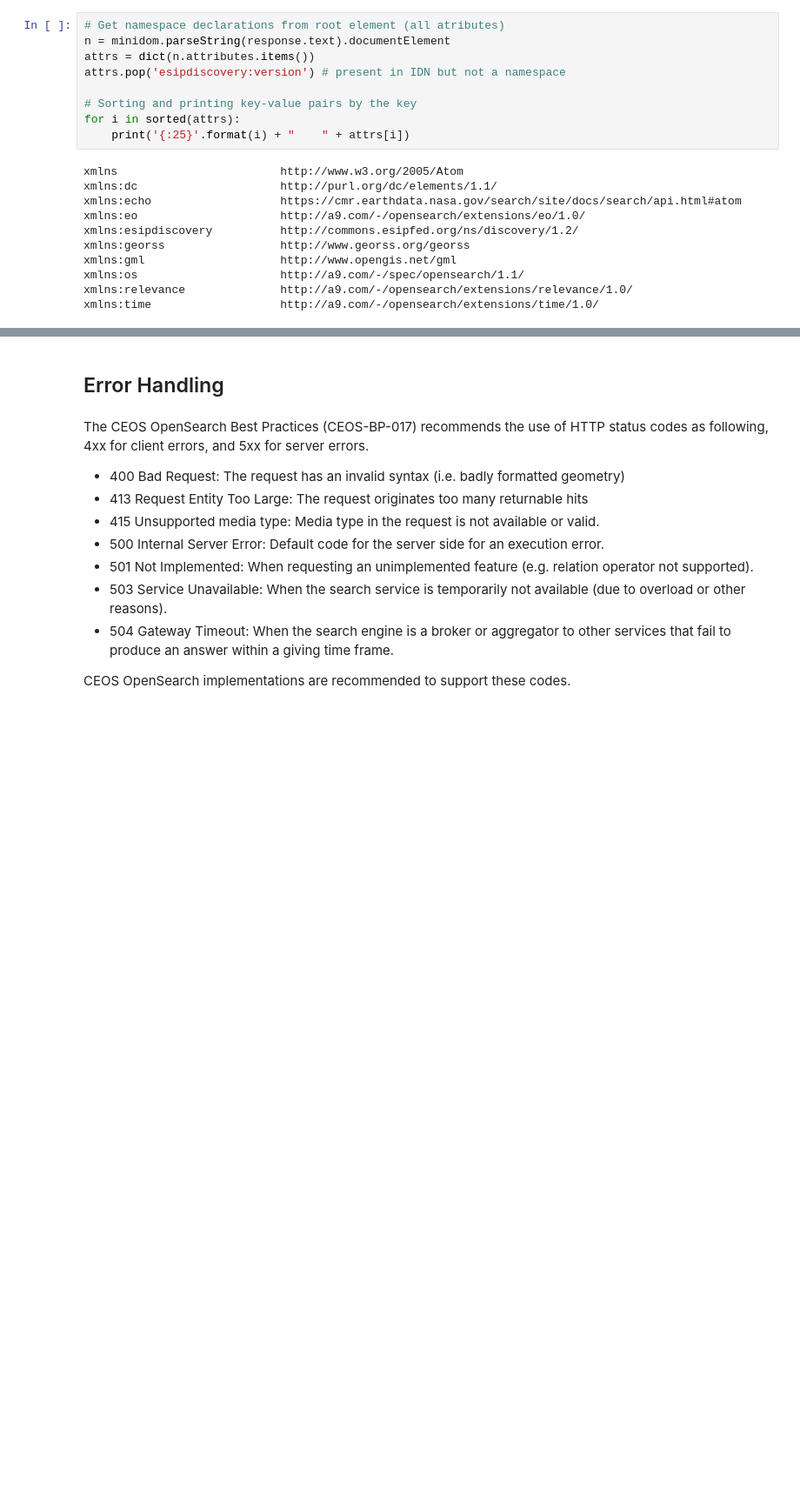
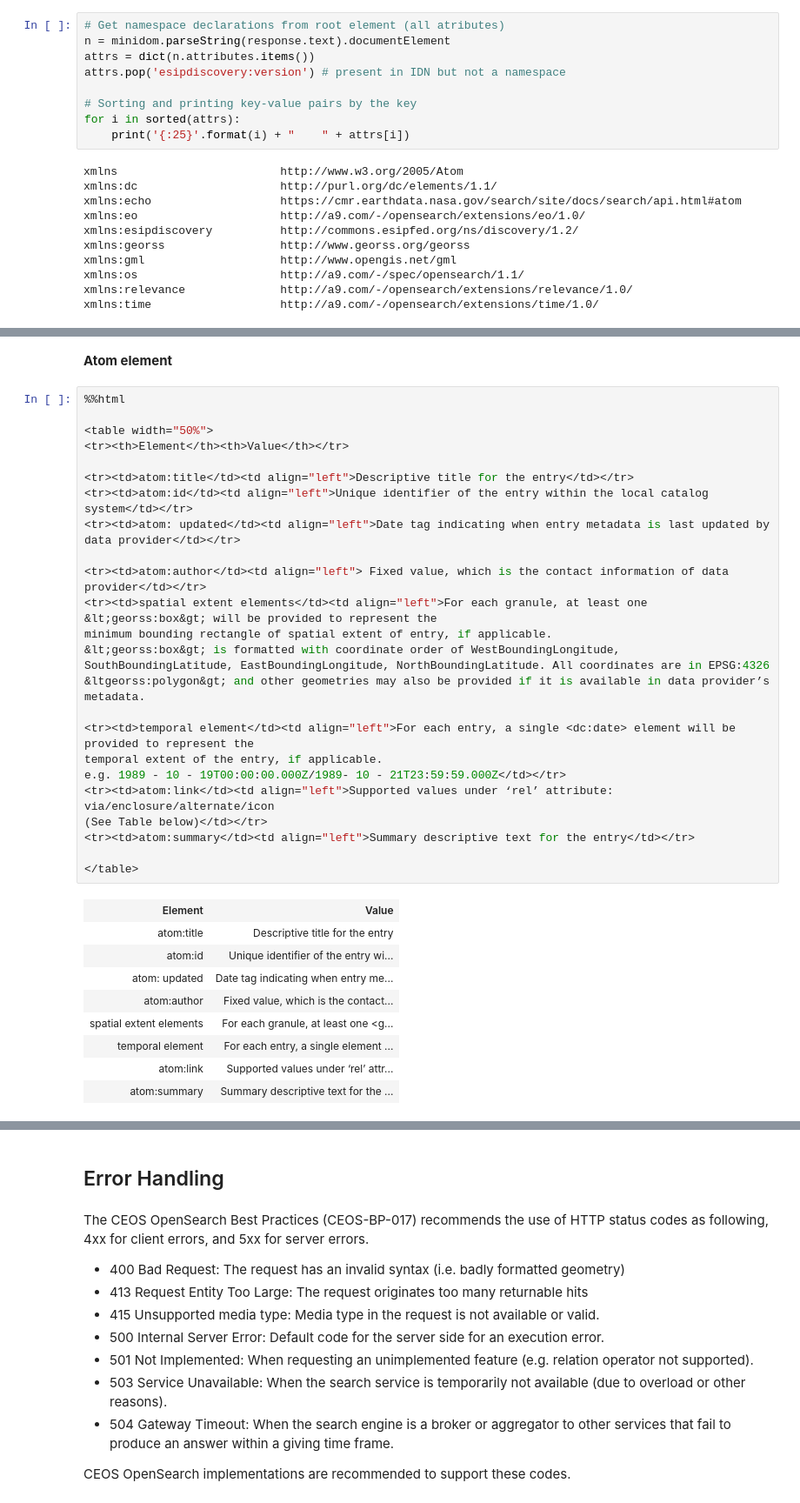
Before and after one commit to Reality2byte/wgiss-cda, a Jupyter notebook: book/opensearch_5_outline.ipynb, the cells around one changed output, grey strips where cells are left out. Shown at 87% size. Drawn from its saved outputs; the diff is of its cells as text; blank space fills up the shorter version.

```diff
--- a/book/opensearch_5_outline.ipynb
+++ b/book/opensearch_5_outline.ipynb
@@ -627,0 +668,36 @@ xmlns:time                   http://a9.com/-/opensearch/extensions/time/1.0/
+# %% [markdown]
+**Atom <entry> element**
+# %%
+%%html
+
+<table width="50%">
+<tr><th>Element</th><th>Value</th></tr>
+
+<tr><td>atom:title</td><td align="left">Descriptive title for the entry</td></tr>
+<tr><td>atom:id</td><td align="left">Unique identifier of the entry within the local catalog system</td></tr>
+<tr><td>atom: updated</td><td align="left">Date tag indicating when entry metadata is last updated by data provider</td></tr>
+
+<tr><td>atom:author</td><td align="left"> Fixed value, which is the contact information of data provider</td></tr>
+<tr><td>spatial extent elements</td><td align="left">For each granule, at least one &lt;georss:box&gt; will be provided to represent the
+minimum bounding rectangle of spatial extent of entry, if applicable.
+&lt;georss:box&gt; is formatted with coordinate order of WestBoundingLongitude, SouthBoundingLatitude, EastBoundingLongitude, NorthBoundingLatitude. All coordinates are in EPSG:4326
+&ltgeorss:polygon&gt; and other geometries may also be provided if it is available in data provider’s metadata.
+
+<tr><td>temporal element</td><td align="left">For each entry, a single <dc:date> element will be provided to represent the
+temporal extent of the entry, if applicable.
+e.g. 1989 - 10 - 19T00:00:00.000Z/1989- 10 - 21T23:59:59.000Z</td></tr>
+<tr><td>atom:link</td><td align="left">Supported values under ‘rel’ attribute: via/enclosure/alternate/icon
+(See Table below)</td></tr>
+<tr><td>atom:summary</td><td align="left">Summary descriptive text for the entry</td></tr>
+
+</table>
+# %% [output]
+| Element | Value |
+| atom:title | Descriptive title for the entry |
+| atom:id | Unique identifier of the entry wi... |
+| atom: updated | Date tag indicating when entry me... |
+| atom:author | Fixed value, which is the contact... |
+| spatial extent elements | For each granule, at least one <g... |
+| temporal element | For each entry, a single element ... |
+| atom:link | Supported values under ‘rel’ attr... |
+| atom:summary | Summary descriptive text for the ... |
```
Also changed, not shown: parts of 8 cells of this notebook.
